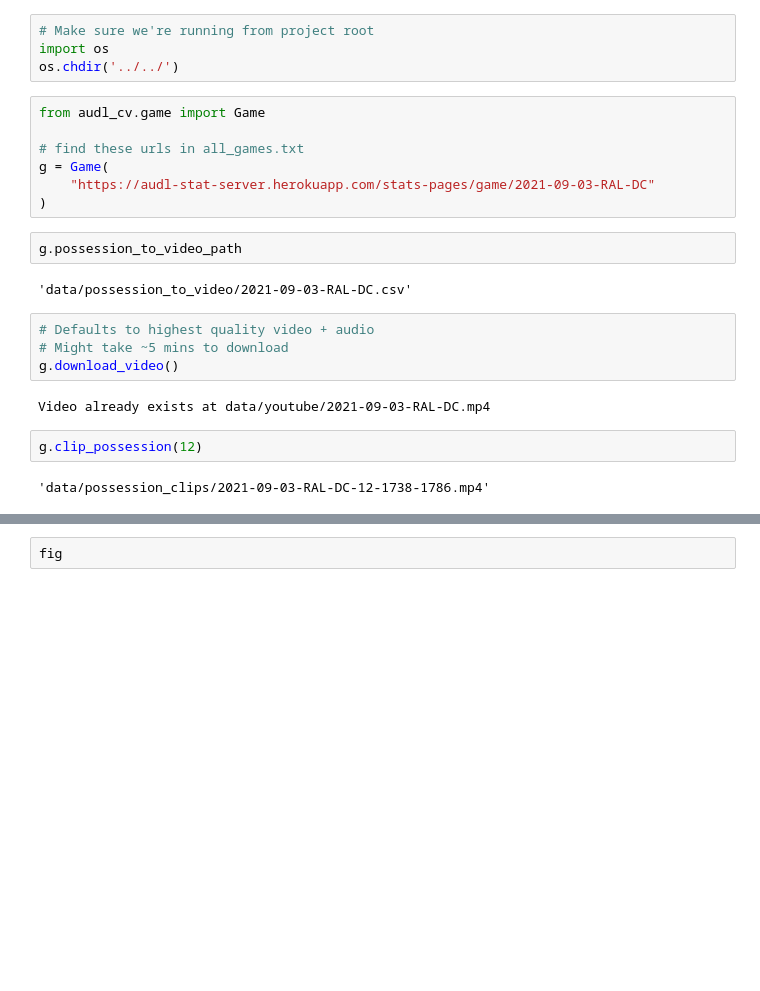
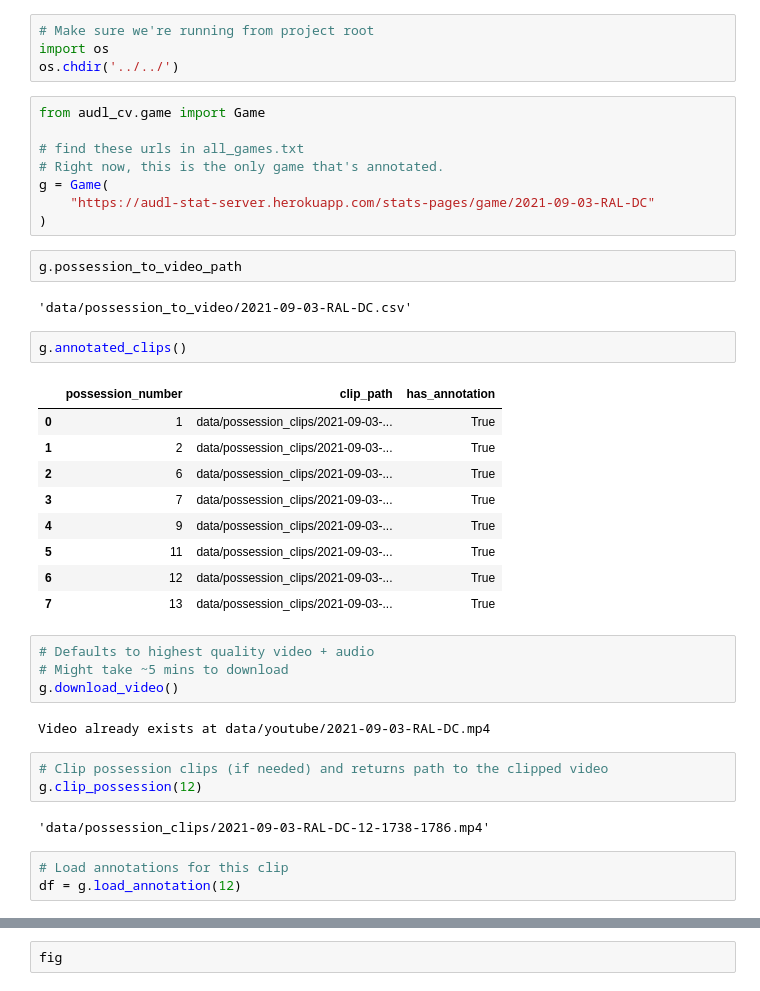
Before and after one commit to BakerAugust/audl-cv, a Jupyter notebook: audl_cv/notebooks/possession_viewer.ipynb, the cells around one changed output, grey strips where cells are left out. Cells and saved outputs as stored; diff of their text form; blank space fills up the shorter version.

Commit message:
update notebook and add annotation data

```diff
--- a/audl_cv/notebooks/possession_viewer.ipynb
+++ b/audl_cv/notebooks/possession_viewer.ipynb
@@ -9,6 +9,7 @@ os.chdir('../../')
 from audl_cv.game import Game
 
 # find these urls in all_games.txt
+# Right now, this is the only game that's annotated.
 g = Game(
     "https://audl-stat-server.herokuapp.com/stats-pages/game/2021-09-03-RAL-DC"
 )
@@ -16,13 +17,29 @@ g = Game(
 g.possession_to_video_path
 # %% [output]
 'data/possession_to_video/2021-09-03-RAL-DC.csv'
+# %%
+g.annotated_clips()
+# %% [output]
+|  | possession_number | clip_path | has_annotation |
+| 0 | 1 | data/possession_clips/2021-09-03-... | True |
+| 1 | 2 | data/possession_clips/2021-09-03-... | True |
+| 2 | 6 | data/possession_clips/2021-09-03-... | True |
+| 3 | 7 | data/possession_clips/2021-09-03-... | True |
+| 4 | 9 | data/possession_clips/2021-09-03-... | True |
+| 5 | 11 | data/possession_clips/2021-09-03-... | True |
+| 6 | 12 | data/possession_clips/2021-09-03-... | True |
+| 7 | 13 | data/possession_clips/2021-09-03-... | True |
 # %%
 # Defaults to highest quality video + audio
 # Might take ~5 mins to download
 g.download_video()
 # %% [output]
 Video already exists at data/youtube/2021-09-03-RAL-DC.mp4
-# %%
-g.clip_possession(12)
-# %% [output]
-'data/possession_clips/2021-09-03-RAL-DC-12-1738-1786.mp4'
+# %%
+# Clip possession clips (if needed) and returns path to the clipped video
+g.clip_possession(12)
+# %% [output]
+'data/possession_clips/2021-09-03-RAL-DC-12-1738-1786.mp4'
+# %%
+# Load annotations for this clip
+df = g.load_annotation(12)
```
Also changed, not shown: parts of 4 cells of this notebook, 10 other files.
